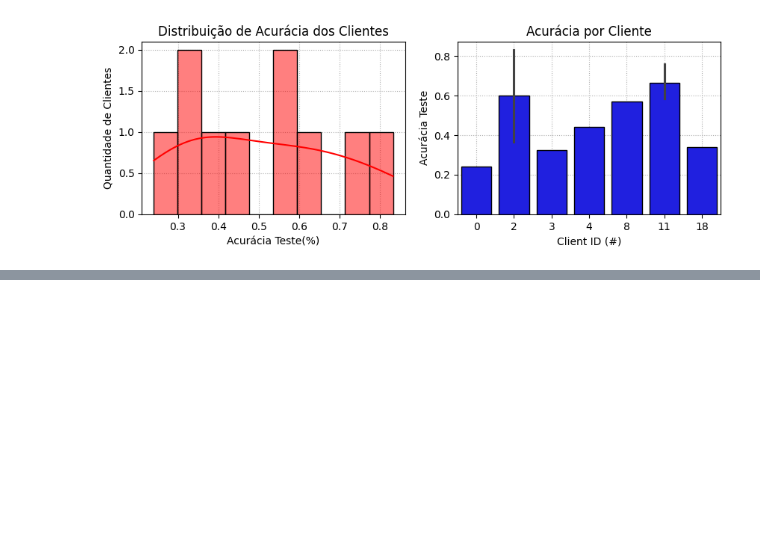
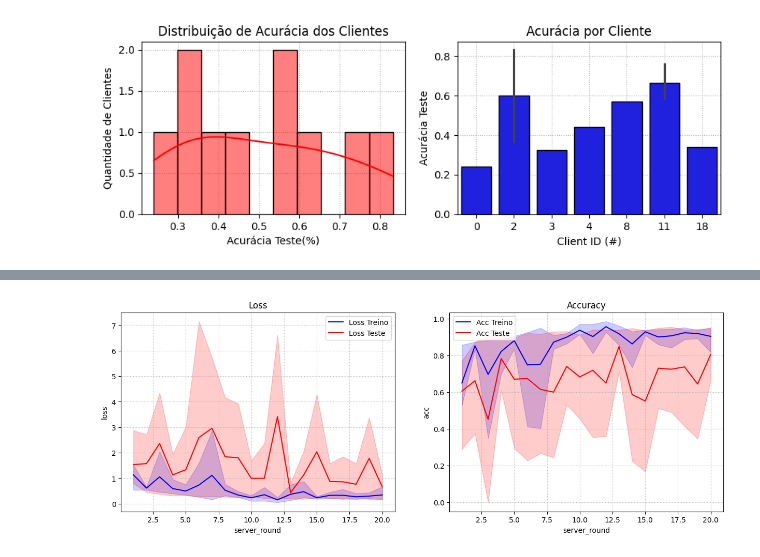
Before and after one commit to samuelpsouza/distributed-computing, a Jupyter notebook: lab09/cross_device.ipynb, the cells around one changed output, grey strips where cells are left out. Drawn from its saved outputs; the diff is of its cells as text; code cells hidden in the pictures; blank space fills up the shorter version.

```diff
--- a/lab09/cross_device.ipynb
+++ b/lab09/cross_device.ipynb
@@ -494,0 +591,23 @@ for _ in range(2):
+# %%
+import pandas as pd
+import seaborn as sns
+import matplotlib.pyplot as plt
+
+df_train = pd.read_csv('train.csv', names=['server_round', 'cid', 'acc', 'loss'])
+df_test  = pd.read_csv('evaluate.csv', names=['server_round', 'cid', 'acc', 'loss'])
+
+fig, ax = plt.subplots(1, 2, figsize=(15, 5))
+
+
+sns.lineplot(data=df_train, x='server_round', y='loss', ax=ax[0], color='b', label='Loss Treino')
+sns.lineplot(data=df_train, x='server_round', y='acc', ax=ax[1], color='b', label='Acc Treino')
+sns.lineplot(data=df_test, x='server_round', y='loss', ax=ax[0], color='r', label='Loss Teste')
+sns.lineplot(data=df_test, x='server_round', y='acc', ax=ax[1], color='r', label='Acc Teste')
+
+ax[0].set_title('Loss')
+ax[1].set_title('Accuracy')
+
+ax[0].grid(True, linestyle=':')
+ax[1].grid(True, linestyle=':')
+# %% [output]
+[figure, added]
```
Also changed, not shown: parts of 6 cells of this notebook.
